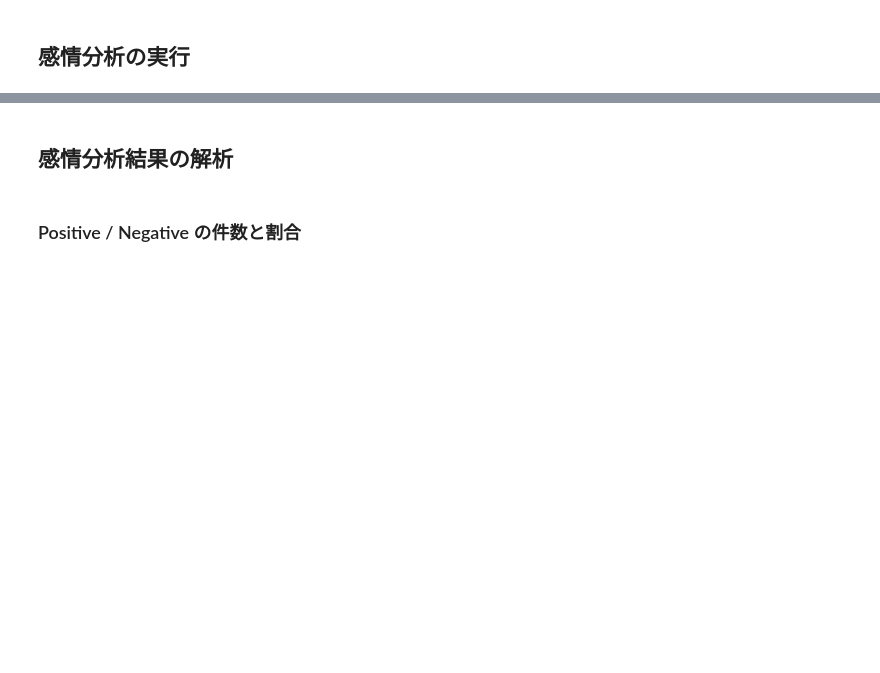
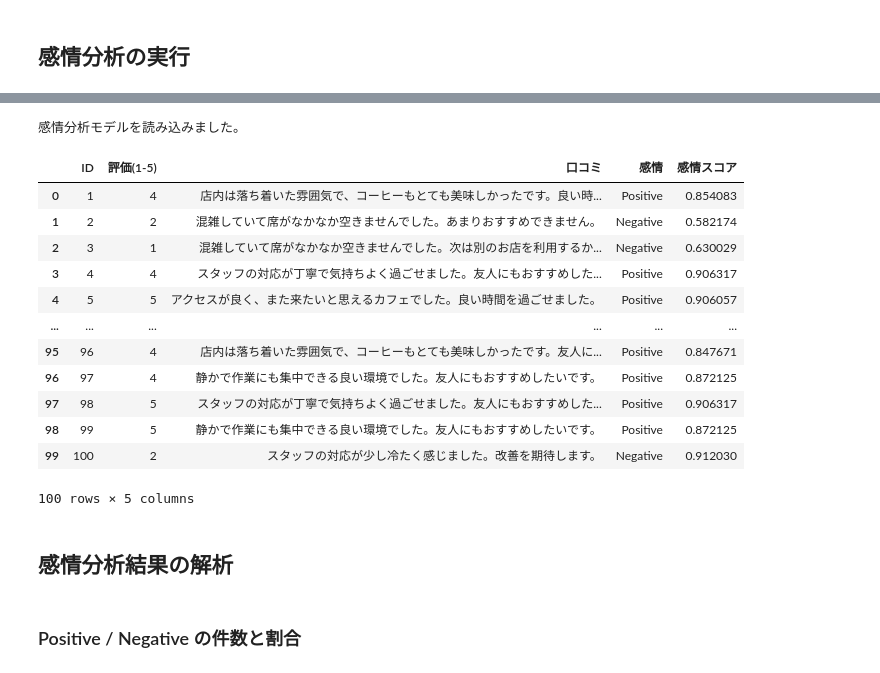
Before and after one commit to fukufukufukufuku/tsu_2026_github, a Jupyter notebook: 第02回/2.1 口コミデータの感情分析.ipynb, the cells around one changed output, grey strips where cells are left out. Saved outputs shown, nothing was run; the diff lists cells and outputs as text; code cells hidden in the pictures; blank space fills up the shorter version.

```diff
--- a/第02回/2.1 口コミデータの感情分析.ipynb
+++ b/第02回/2.1 口コミデータの感情分析.ipynb
@@ -96,0 +65,16 @@ else:
+# %%
+import pandas as pd
+
+# Excelファイルを読み込み
+file_path = '../データ/テキスト/架空カフェ店口コミデータ.xlsx'
+
+try:
+    df = pd.read_excel(file_path)
+    print("Excelファイルを読み込みました。\n")
+    print(f"データ形状：{df.shape}")
+    print(f"\nカラム：{list(df.columns)}\n")
+    display(df)
+except FileNotFoundError:
+    print(f"ファイルが見つかりません：{file_path}")
+except Exception as e:
+    print(f"エラーが発生しました：{e}")
@@ -218,3 +102,51 @@ Sentence Transformer モデルを読み込み中...
+# %%
+!pip install -q transformers
+
+from transformers import pipeline
+import torch
+
+# GPUが利用可能ならGPUを使用
+device = 0 if torch.cuda.is_available() else -1
+
+# 感情分析モデルを読み込む
+sentiment_analyzer = pipeline(
+    "text-classification",
+    model="tabularisai/multilingual-sentiment-analysis",
+    device=device
+)
+
+print("感情分析モデルを読み込みました。")
+
+# 口コミ列をリストに変換
+reviews = df["口コミ"].fillna("").astype(str).tolist()
+
+# すべての口コミを感情分析
+results = sentiment_analyzer(
+    reviews,
+    truncation=True,
+    batch_size=32
+)
+
+# 結果をDataFrameに追加
+df["感情"] = [result["label"] for result in results]
+df["感情スコア"] = [result["score"] for result in results]
+
+display(df)
+# %% [output]
+感情分析モデルを読み込みました。
+|  | ID | 評価(1-5) | 口コミ | 感情 | 感情スコア |
+| 0 | 1 | 4 | 店内は落ち着いた雰囲気で、コーヒーもとても美味しかったです。良い時... | Positive | 0.854083 |
+| 1 | 2 | 2 | 混雑していて席がなかなか空きませんでした。あまりおすすめできません。 | Negative | 0.582174 |
+| 2 | 3 | 1 | 混雑していて席がなかなか空きませんでした。次は別のお店を利用するか... | Negative | 0.630029 |
+| 3 | 4 | 4 | スタッフの対応が丁寧で気持ちよく過ごせました。友人にもおすすめした... | Positive | 0.906317 |
+| 4 | 5 | 5 | アクセスが良く、また来たいと思えるカフェでした。良い時間を過ごせました。 | Positive | 0.906057 |
+| ... | ... | ... | ... | ... | ... |
+| 95 | 96 | 4 | 店内は落ち着いた雰囲気で、コーヒーもとても美味しかったです。友人に... | Positive | 0.847671 |
+| 96 | 97 | 4 | 静かで作業にも集中できる良い環境でした。友人にもおすすめしたいです。 | Positive | 0.872125 |
+| 97 | 98 | 5 | スタッフの対応が丁寧で気持ちよく過ごせました。友人にもおすすめした... | Positive | 0.906317 |
+| 98 | 99 | 5 | 静かで作業にも集中できる良い環境でした。友人にもおすすめしたいです。 | Positive | 0.872125 |
+| 99 | 100 | 2 | スタッフの対応が少し冷たく感じました。改善を期待します。 | Negative | 0.912030 |
+100 rows × 5 columns
 # %% [markdown]
 ## 感情分析結果の解析
 # %% [markdown]
```
Also changed, not shown: parts of 9 cells of this notebook, 7 other files.
